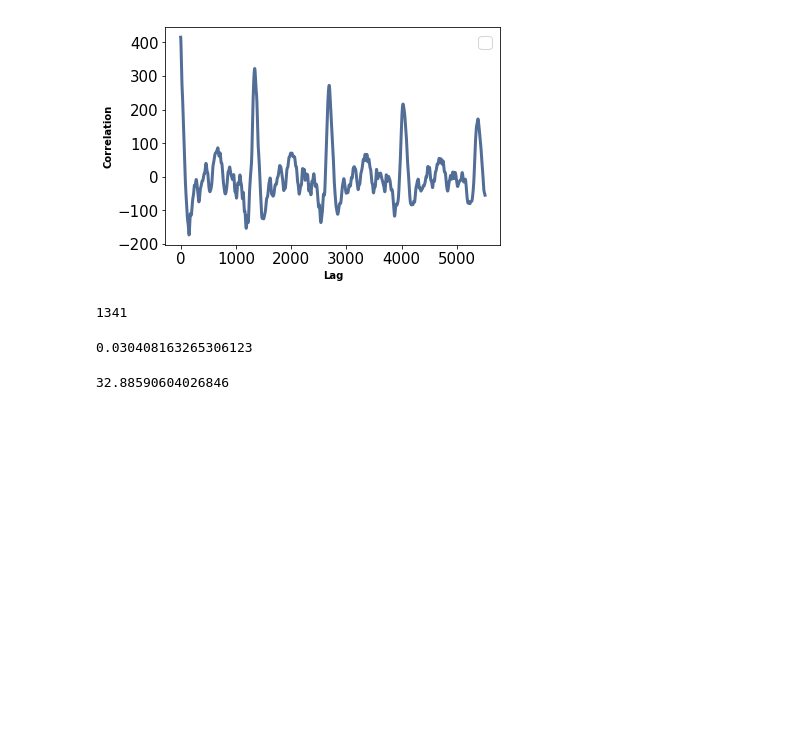
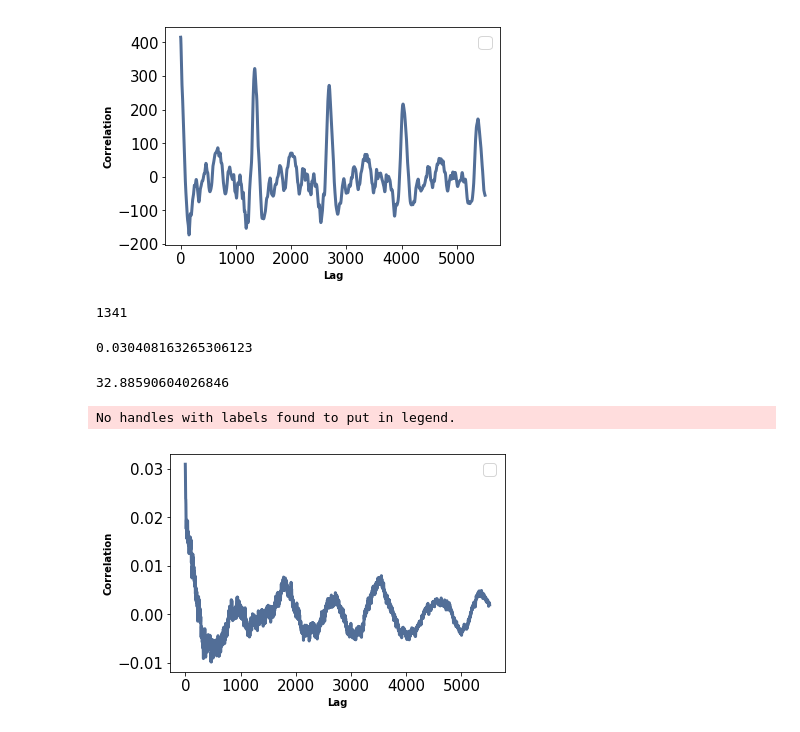
Before and after one commit to SuperShinyEyes/pitch-perfect, a Jupyter notebook: 04_autocorrelation.ipynb, the cells around one changed output. Cells and saved outputs as stored; diff of their text form; code cells hidden in the pictures; blank space fills up the shorter version.

Commit message:
Inspect correlations from c0 to c7

```diff
--- a/04_autocorrelation.ipynb
+++ b/04_autocorrelation.ipynb
@@ -104,3 +106,11 @@ frequency = 1 / period
 frequency
 # %% [output]
 32.88590604026846
+# %%
+c7_corr = autocorrelate(piano_waves['c7'].ys[44100:44100+44100//4])
+
+thinkplot.plot(c7_corr)
+thinkplot.config(xlabel='Lag', ylabel='Correlation')#, ylim=[-1.05, 1.05])
+# %% [output]
+No handles with labels found to put in legend.
+[figure, added]
```
Also changed, not shown: parts of 11 cells of this notebook.
